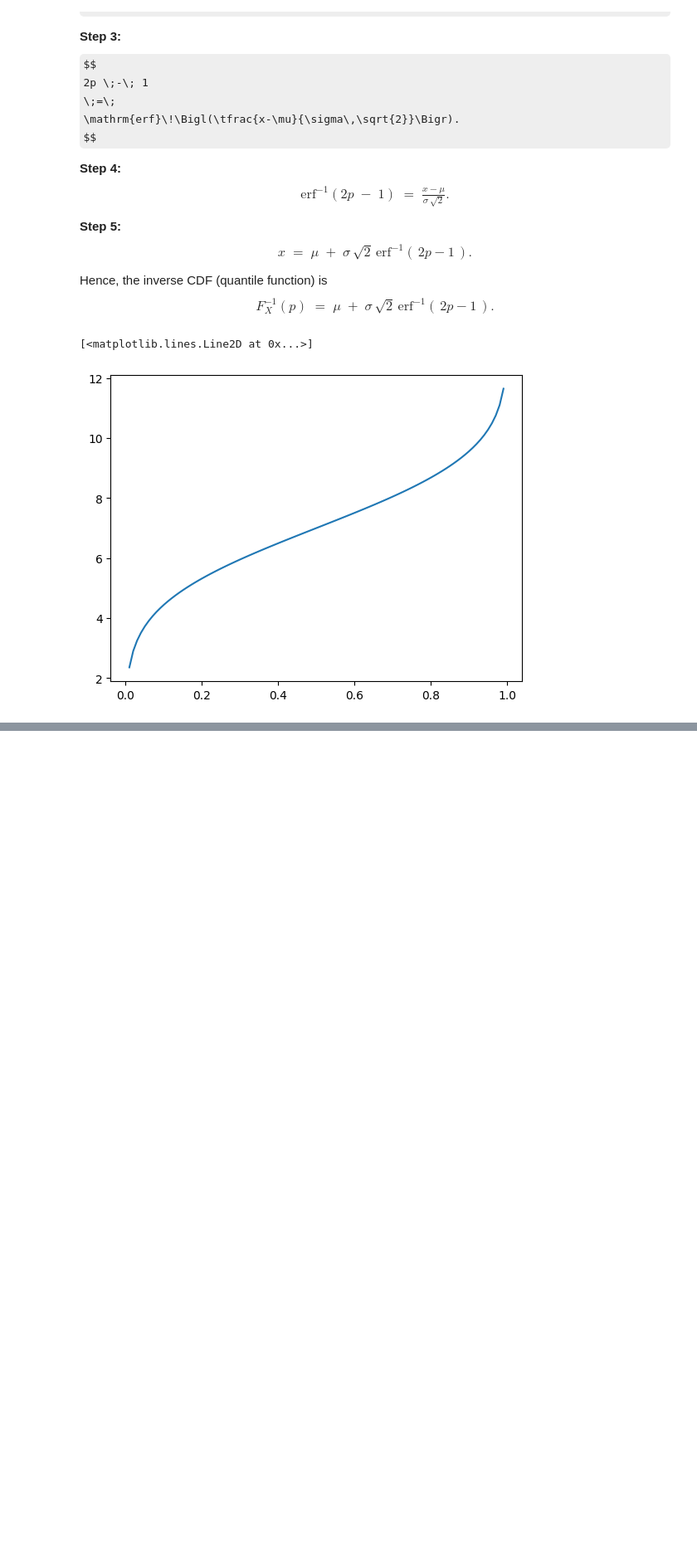
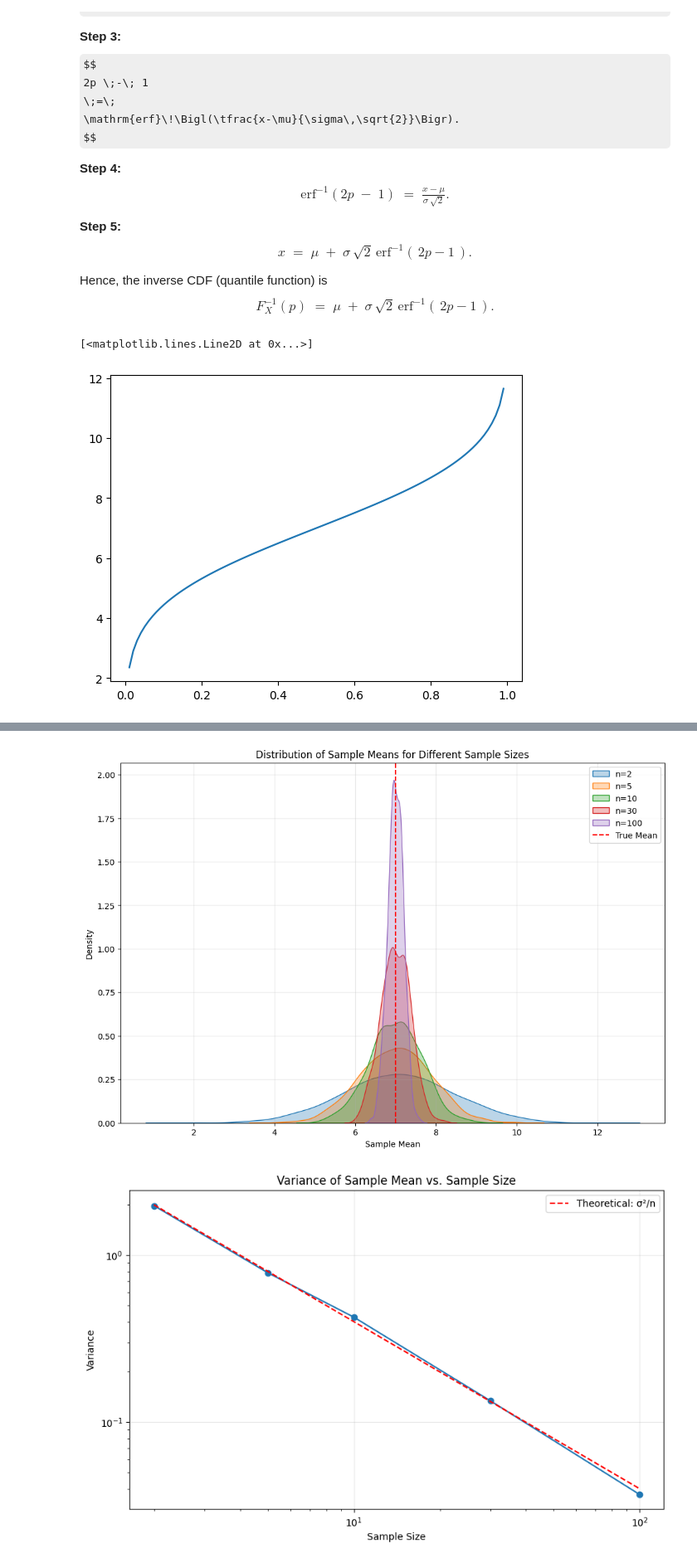
Before and after one commit to stablum/ml_lessons, a Jupyter notebook: gaussian_sampling.ipynb, the cells around one changed output, grey strips where cells are left out. Shown at 83% size. Saved outputs shown, nothing was run; the diff lists cells and outputs as text; code cells hidden in the pictures; some formulas as TeX source; blank space fills up the shorter version.

```diff
--- a/gaussian_sampling.ipynb
+++ b/gaussian_sampling.ipynb
@@ -178,0 +264,42 @@ plt.show()
+# %%
+# Visualize the distributions of sample means
+plt.figure(figsize=(12, 8))
+
+for i, result in enumerate(results):
+    # Use kernel density estimation for smoother visualization
+    sns.kdeplot(
+        result['sample_means'],
+        label=f"n={result['sample_size']}",
+        fill=True,
+        alpha=0.3
+    )
+
+# Add a vertical line for the true mean
+plt.axvline(x=true_mu, color='red', linestyle='--', label='True Mean')
+
+plt.title('Distribution of Sample Means for Different Sample Sizes')
+plt.xlabel('Sample Mean')
+plt.ylabel('Density')
+plt.legend()
+plt.grid(True, alpha=0.3)
+plt.show()
+
+# Visualize how variance decreases with sample size
+plt.figure(figsize=(10, 6))
+plt.plot([r['sample_size'] for r in results], [r['variance'] for r in results], 'o-')
+plt.title('Variance of Sample Mean vs. Sample Size')
+plt.xlabel('Sample Size')
+plt.ylabel('Variance')
+plt.grid(True, alpha=0.3)
+plt.xscale('log')
+plt.yscale('log')
+
+# Add the theoretical variance = σ²/n
+sample_sizes_theoretical = np.logspace(0.3, 2, 100)
+theoretical_variance = true_sigma**2 / sample_sizes_theoretical
+plt.plot(sample_sizes_theoretical, theoretical_variance, 'r--', label='Theoretical: σ²/n')
+plt.legend()
+plt.show()
+# %% [output]
+[figure, added]
+[figure, added]
```
Also changed, not shown: parts of 17 cells of this notebook.
